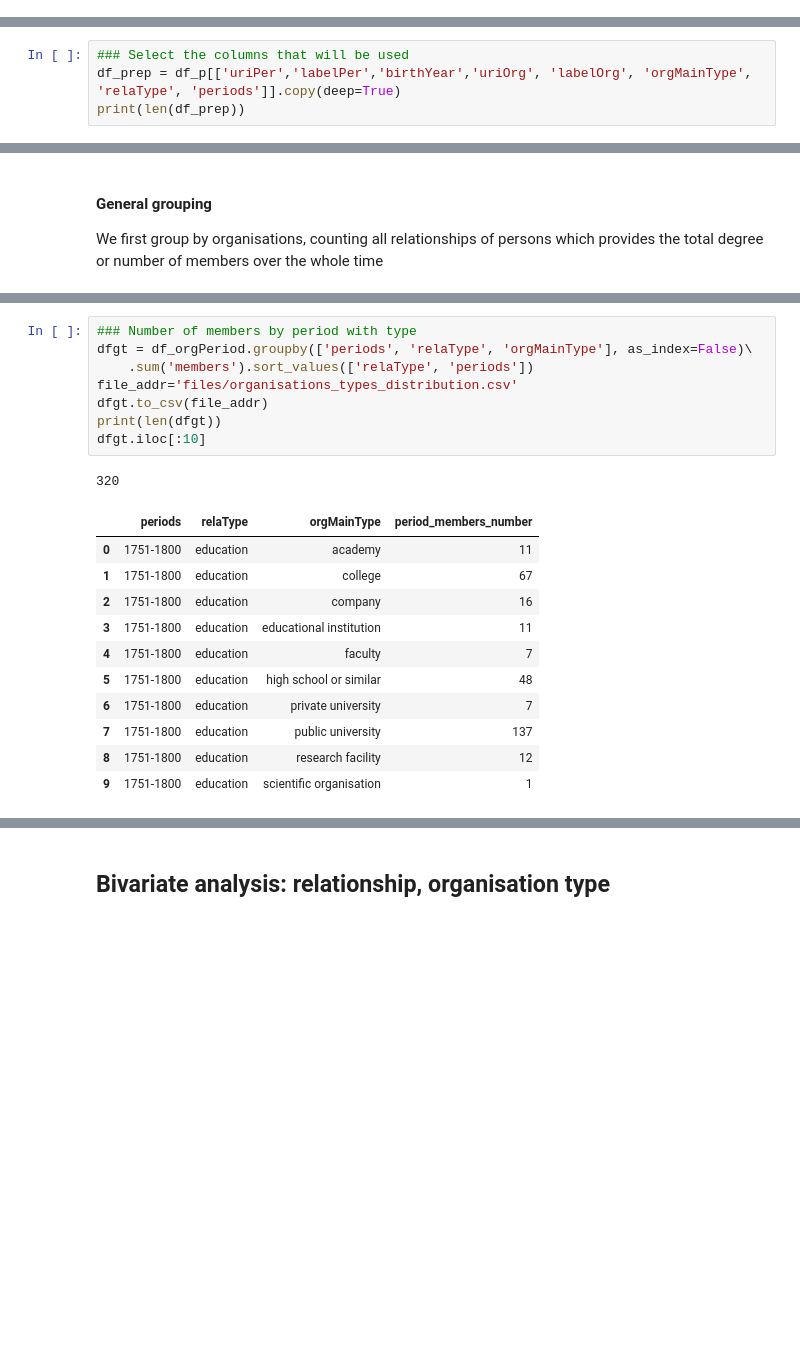
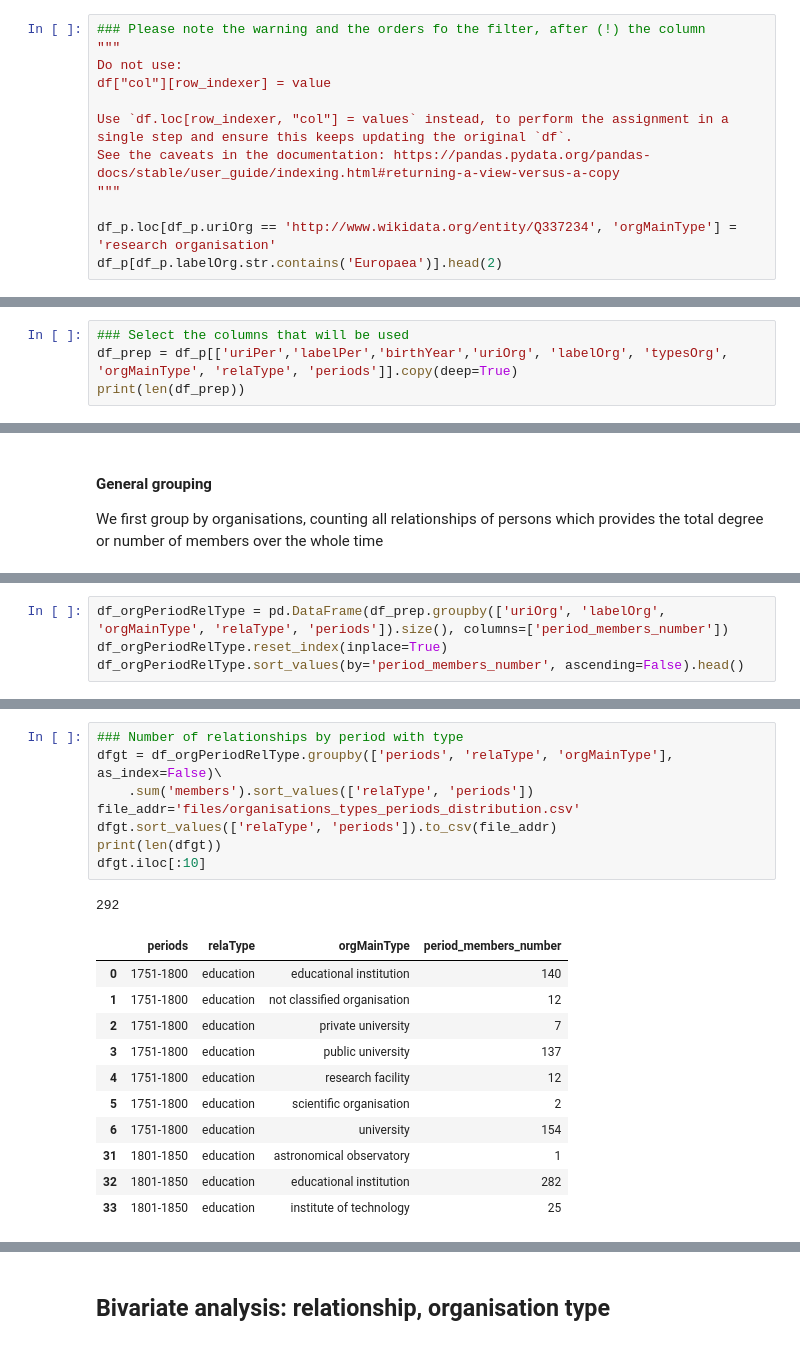
Before and after one commit to Chiodo53/astronomers, a Jupyter notebook: notebooks_jupyter/wikidata_exploration/wdt_organisations_networks.ipynb, the cells around one changed output, grey strips where cells are left out. Saved outputs shown, nothing was run; the diff lists cells and outputs as text; blank space fills up the shorter version.

```diff
--- a/notebooks_jupyter/wikidata_exploration/wdt_organisations_networks.ipynb
+++ b/notebooks_jupyter/wikidata_exploration/wdt_organisations_networks.ipynb
@@ -467,0 +414,12 @@ df_types.iloc[7:10]
+# %%
+### Please note the warning and the orders fo the filter, after (!) the column
+"""
+Do not use:
+df["col"][row_indexer] = value
+
+Use `df.loc[row_indexer, "col"] = values` instead, to perform the assignment in a single step and ensure this keeps updating the original `df`.
+See the caveats in the documentation: https://pandas.pydata.org/pandas-docs/stable/user_guide/indexing.html#returning-a-view-versus-a-copy
+"""
+
+df_p.loc[df_p.uriOrg == 'http://www.wikidata.org/entity/Q337234', 'orgMainType'] = 'research organisation'
+df_p[df_p.labelOrg.str.contains('Europaea')].head(2)
@@ -480,7 +442,7 @@ dtype: int64
 ### Prepare the dataframe
 # %%
 ### Select the columns that will be used
-df_prep = df_p[['uriPer','labelPer','birthYear','uriOrg', 'labelOrg', 'orgMainType', 'relaType', 'periods']].copy(deep=True)
+df_prep = df_p[['uriPer','labelPer','birthYear','uriOrg', 'labelOrg', 'typesOrg', 'orgMainType', 'relaType', 'periods']].copy(deep=True)
 print(len(df_prep))
 # %% [output]
 78224
@@ -525,0 +502,4 @@ df_orgPeriod.sort_values(by='period_members_number', ascending=False).head()
+# %%
+df_orgPeriodRelType = pd.DataFrame(df_prep.groupby(['uriOrg', 'labelOrg', 'orgMainType', 'relaType', 'periods']).size(), columns=['period_members_number'])
+df_orgPeriodRelType.reset_index(inplace=True)
+df_orgPeriodRelType.sort_values(by='period_members_number', ascending=False).head()
@@ -526,22 +513,22 @@ df_orgPeriod.sort_values(by='period_members_number', ascending=False).head()
 # %%
-### Number of members by period with type
-dfgt = df_orgPeriod.groupby(['periods', 'relaType', 'orgMainType'], as_index=False)\
+### Number of relationships by period with type
+dfgt = df_orgPeriodRelType.groupby(['periods', 'relaType', 'orgMainType'], as_index=False)\
     .sum('members').sort_values(['relaType', 'periods'])
-file_addr='files/organisations_types_distribution.csv'
-dfgt.to_csv(file_addr)
+file_addr='files/organisations_types_periods_distribution.csv'
+dfgt.sort_values(['relaType', 'periods']).to_csv(file_addr)
 print(len(dfgt))
 dfgt.iloc[:10]
 # %% [output]
-320
+292
 |  | periods | relaType | orgMainType | period_members_number |
-| 0 | 1751-1800 | education | academy | 11 |
-| 1 | 1751-1800 | education | college | 67 |
-| 2 | 1751-1800 | education | company | 16 |
-| 3 | 1751-1800 | education | educational institution | 11 |
-| 4 | 1751-1800 | education | faculty | 7 |
-| 5 | 1751-1800 | education | high school or similar | 48 |
-| 6 | 1751-1800 | education | private university | 7 |
-| 7 | 1751-1800 | education | public university | 137 |
-| 8 | 1751-1800 | education | research facility | 12 |
-| 9 | 1751-1800 | education | scientific organisation | 1 |
+| 0 | 1751-1800 | education | educational institution | 140 |
+| 1 | 1751-1800 | education | not classified organisation | 12 |
+| 2 | 1751-1800 | education | private university | 7 |
+| 3 | 1751-1800 | education | public university | 137 |
+| 4 | 1751-1800 | education | research facility | 12 |
+| 5 | 1751-1800 | education | scientific organisation | 2 |
+| 6 | 1751-1800 | education | university | 154 |
+| 31 | 1801-1850 | education | astronomical observatory | 1 |
+| 32 | 1801-1850 | education | educational institution | 282 |
+| 33 | 1801-1850 | education | institute of technology | 25 |
 # %%
```
Also changed, not shown: parts of 148 cells of this notebook, 4 other files.
